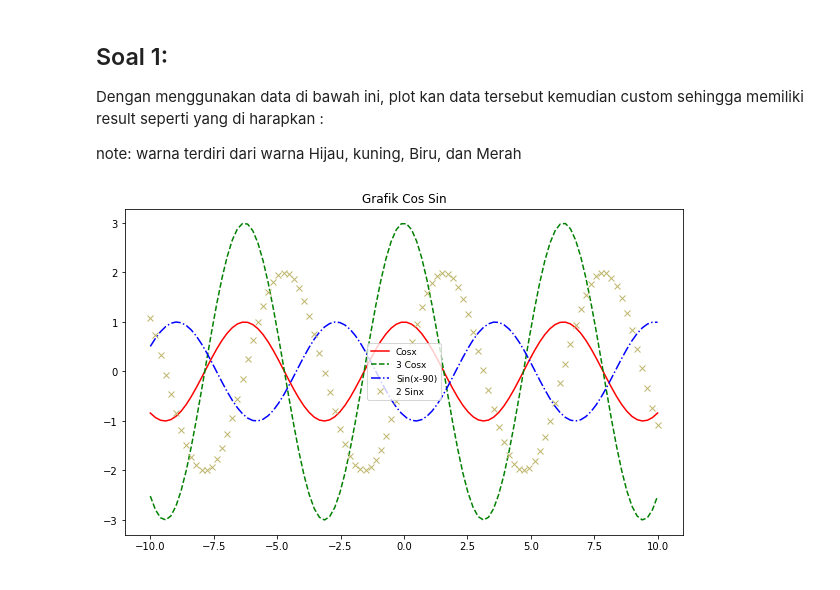
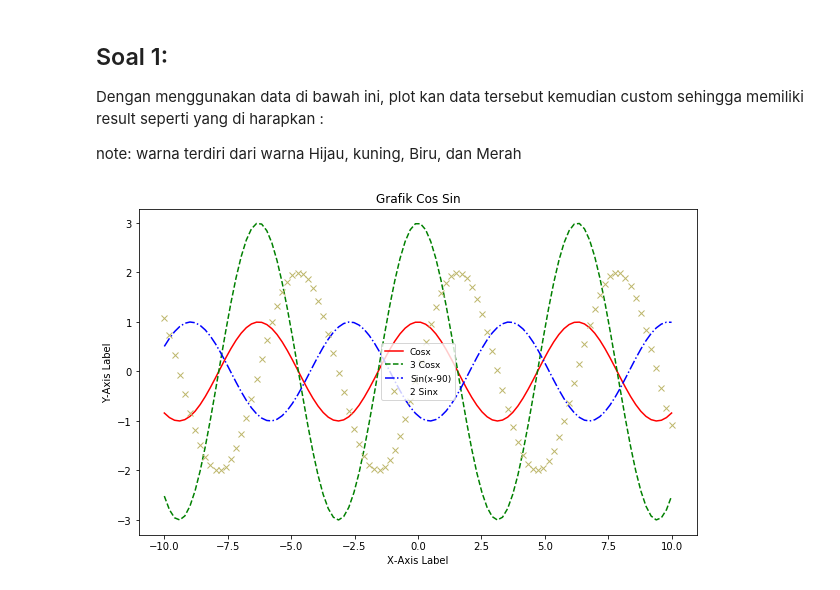
Before and after one commit to anggawp-learning/sanberlearn, a Jupyter notebook: Tugas Hari 2 Pekan 3_Angga Wahyu Pratama.ipynb, the cells around one changed output. Drawn from its saved outputs; the diff is of its cells as text; code cells hidden in the pictures.

```diff
--- a/Tugas Hari 2 Pekan 3_Angga Wahyu Pratama.ipynb
+++ b/Tugas Hari 2 Pekan 3_Angga Wahyu Pratama.ipynb
@@ -15,16 +15,18 @@ sin2 = np.sin(x)*2
 # %%
 import matplotlib.pylab as plt
 fig, ax = plt.subplots(figsize=(10,6))
 
 ax.plot(x,cos,color='red',label='Cosx')
 ax.plot(x,cos3,color='green',linestyle='--',label='3 Cosx')
 ax.plot(x,sin,color='blue',linestyle='dashdot', label='Sin(x-90)')
 ax.plot(x,sin2,color='darkkhaki',linestyle='',marker='x',label='2 Sinx')
+ax.set_xlabel('X-Axis Label')
+ax.set_ylabel('Y-Axis Label')
 ax.set_title('Grafik Cos Sin')
 ax.legend(loc='center',fontsize=9)
 plt.show()
 # %% [output]
-[figure, old version]
+[figure, new version]
 # %% [markdown]
 Expected Result:
 
```
